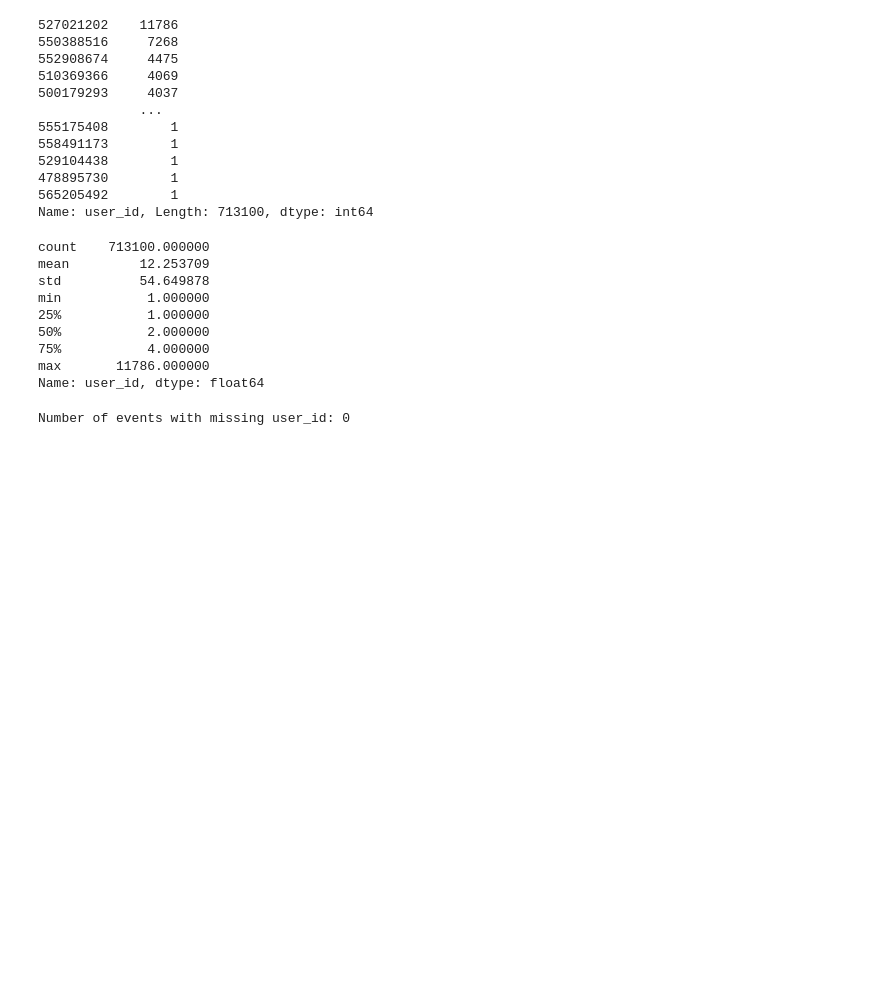
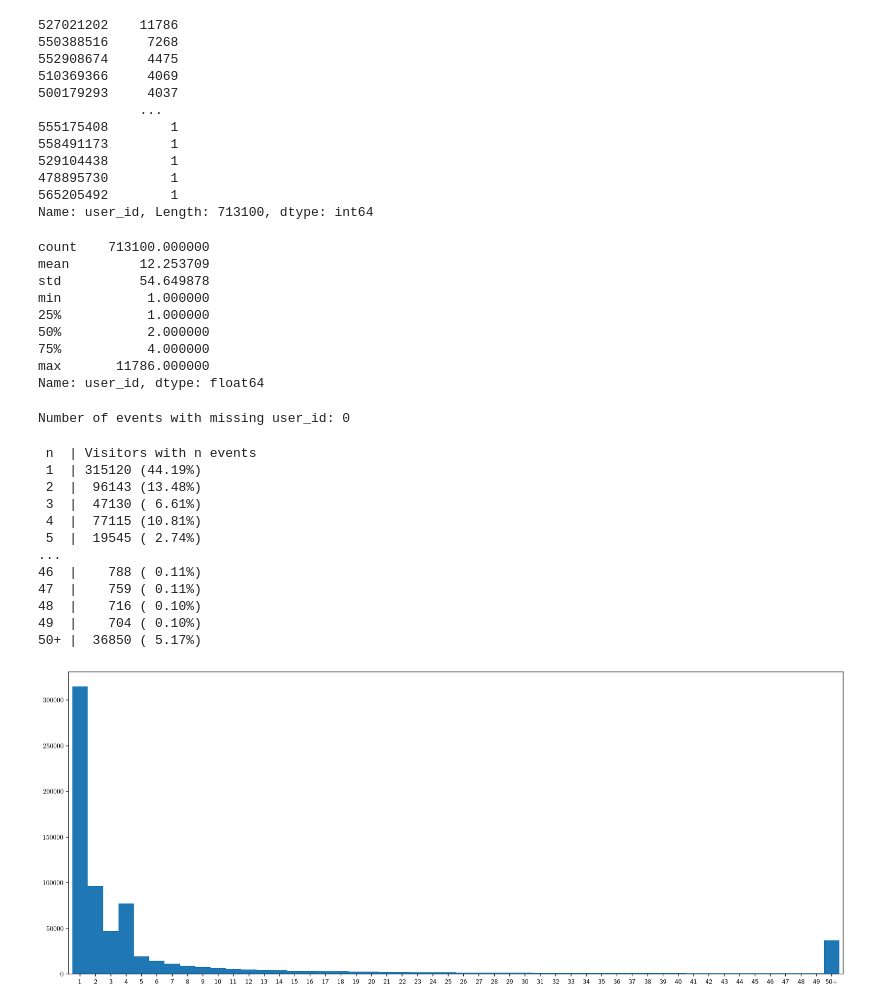
Before and after one commit to WSzP/uxml-ecommerce, a Jupyter notebook: eda-uxml.ipynb, the cells around one changed output. Saved outputs shown, nothing was run; the diff lists cells and outputs as text; code cells hidden in the pictures; blank space fills up the shorter version.

Commit message:
Added number_of_visitors_with_n_events to EDA.

```diff
--- a/eda-uxml.ipynb
+++ b/eda-uxml.ipynb
@@ -421,3 +421,38 @@ Name: user_id, dtype: float64
 print(f"Number of events with missing user_id: {len(df[df.user_id.isnull()])}")
 # %% [output]
 Number of events with missing user_id: 0
+# %%
+def number_of_visitors_with_n_events(v, first_n = 50):
+    visitors_event_number = pd.Series(dtype='int32')
+    for i in range(1,first_n):
+        visitors_event_number[str(i)] = v[i]
+    visitors_event_number[str(first_n) + '+'] = v[first_n-1:].sum()
+    all_users = len(df.user_id.unique())
+    assert visitors_event_number.sum() == all_users, "The total number of unique users must be the same, regardless of clustering by event number."
+    print('\033[1m n  | Visitors with n events\033[0m')
+    for index, value in visitors_event_number.items():
+        if index == str(first_n) + '+':
+            print(f"{index:3} |{value:7} ({value*100/all_users:5.2f}%)")
+        elif (int(index) < 6) or (int(index) > first_n-5):
+            print(f"{int(index):2}  |{value:7} ({value*100/all_users:5.2f}%)")
+        elif (int(index) == 6):
+            print('...')
+    return visitors_event_number
+# %%
+ax = number_of_visitors_with_n_events(visitors.value_counts().sort_index()).plot.bar(rot=0,width=1)
+print('')
+plt.show()
+# %% [output]
+ n  | Visitors with n events
+ 1  | 315120 (44.19%)
+ 2  |  96143 (13.48%)
+ 3  |  47130 ( 6.61%)
+ 4  |  77115 (10.81%)
+ 5  |  19545 ( 2.74%)
+...
+46  |    788 ( 0.11%)
+47  |    759 ( 0.11%)
+48  |    716 ( 0.10%)
+49  |    704 ( 0.10%)
+50+ |  36850 ( 5.17%)
+[figure, added]
```
Also changed, not shown: parts of 3 cells of this notebook, 3 other files.
